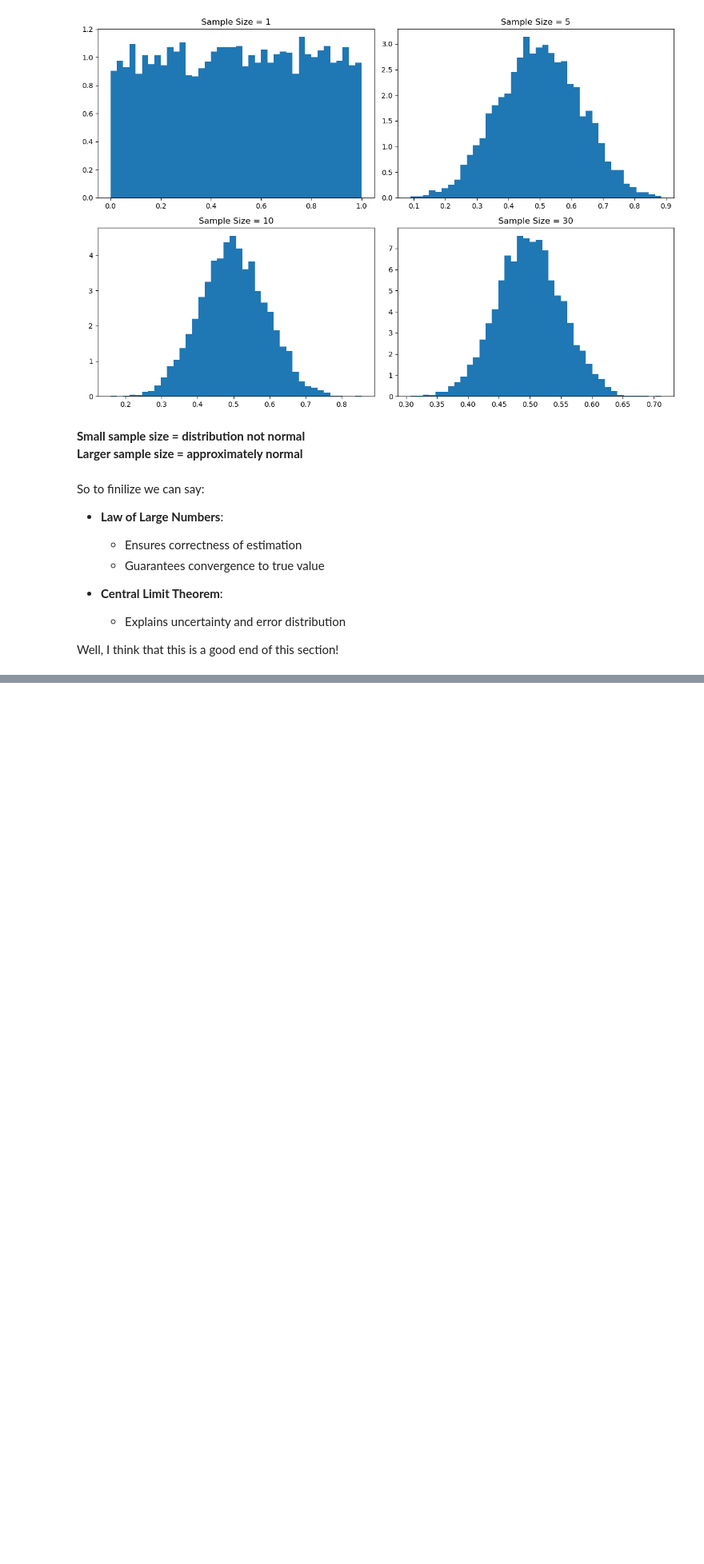
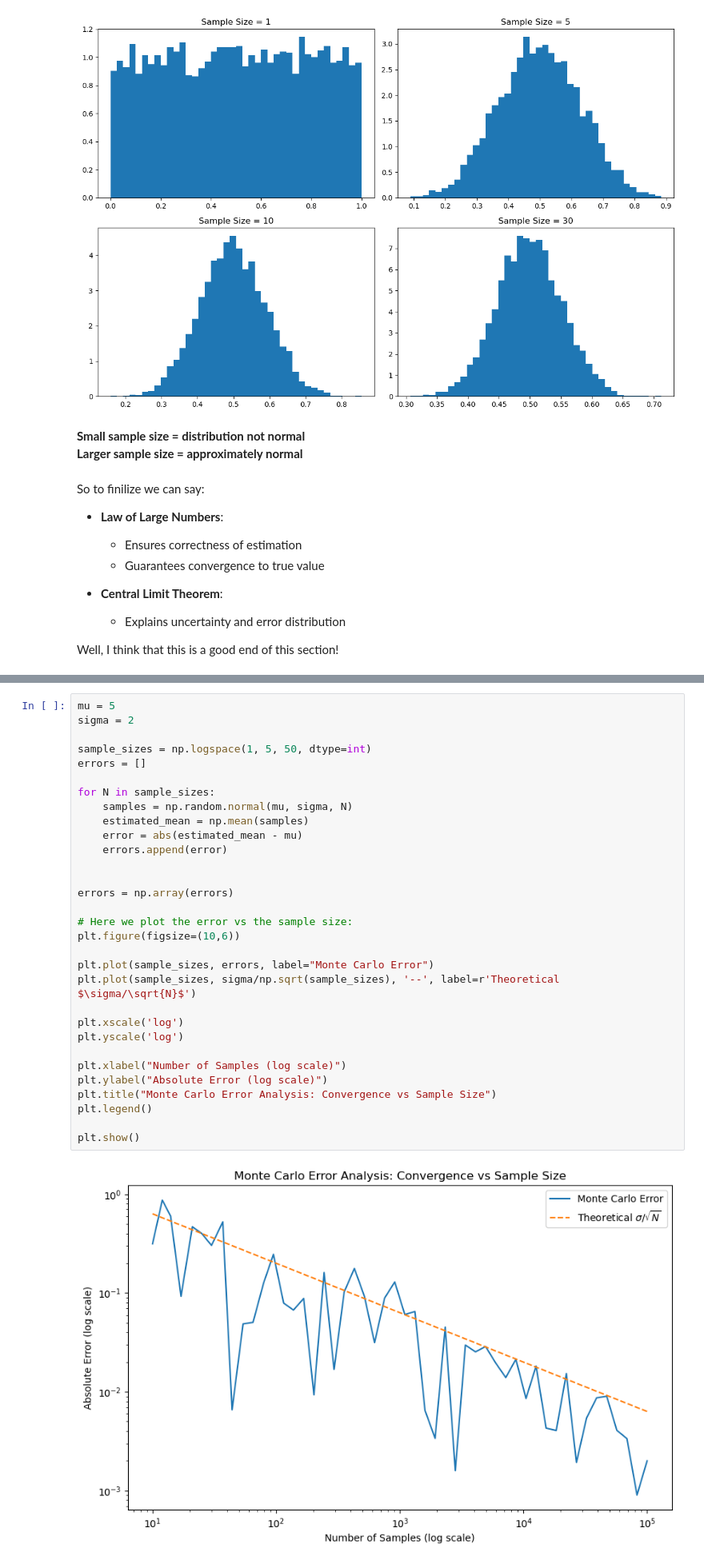
Before and after one commit to kvenov/The_Monte_Carlo_Method, a Jupyter notebook: monte_carlo_scientific_article.ipynb, the cells around one changed output, grey strips where cells are left out. Shown at 80% size. Drawn from its saved outputs; the diff is of its cells as text; blank space fills up the shorter version.

Commit message:
Analyzing the Monte Carlo Errors and the Variance Reduction Technique, by explaining what they mean, how are defined and gave code examples with visualizations to show the results.

```diff
--- a/monte_carlo_scientific_article.ipynb
+++ b/monte_carlo_scientific_article.ipynb
@@ -1235,0 +1269,33 @@ Well, I think that this is a good end of this section!
+# %%
+mu = 5
+sigma = 2
+
+sample_sizes = np.logspace(1, 5, 50, dtype=int)
+errors = []
+
+for N in sample_sizes:
+    samples = np.random.normal(mu, sigma, N)
+    estimated_mean = np.mean(samples)
+    error = abs(estimated_mean - mu)
+    errors.append(error)
+
+
+errors = np.array(errors)
+
+# Here we plot the error vs the sample size:
+plt.figure(figsize=(10,6))
+
+plt.plot(sample_sizes, errors, label="Monte Carlo Error")
+plt.plot(sample_sizes, sigma/np.sqrt(sample_sizes), '--', label=r'Theoretical $\sigma/\sqrt{N}$')
+
+plt.xscale('log')
+plt.yscale('log')
+
+plt.xlabel("Number of Samples (log scale)")
+plt.ylabel("Absolute Error (log scale)")
+plt.title("Monte Carlo Error Analysis: Convergence vs Sample Size")
+plt.legend()
+
+plt.show()
+# %% [output]
+[figure, added]
```
Also changed, not shown: parts of 9 cells of this notebook.
